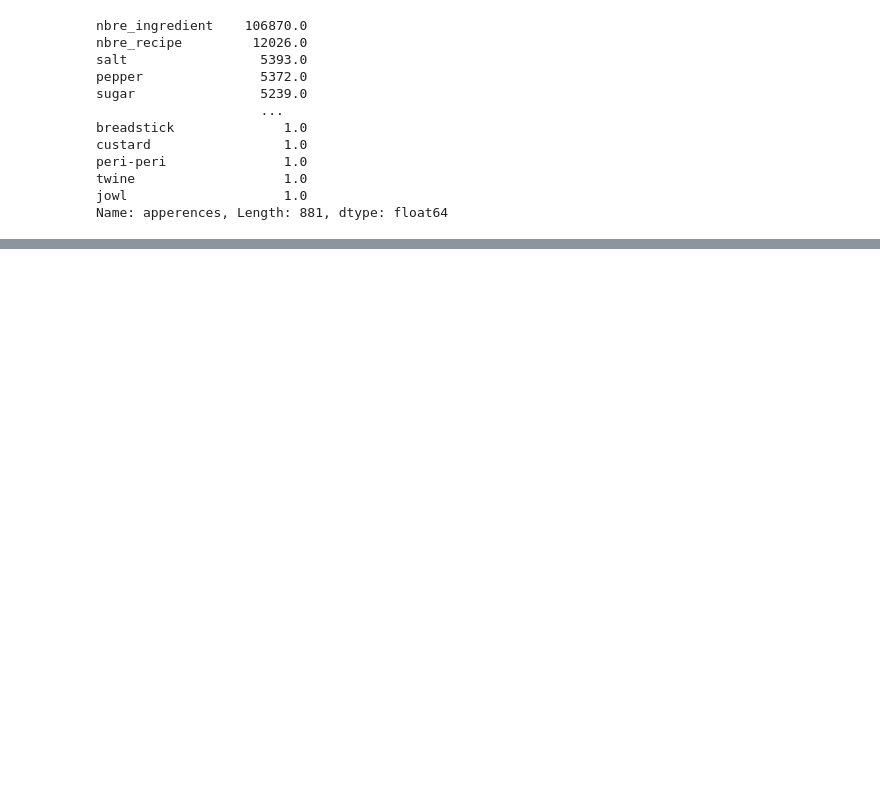
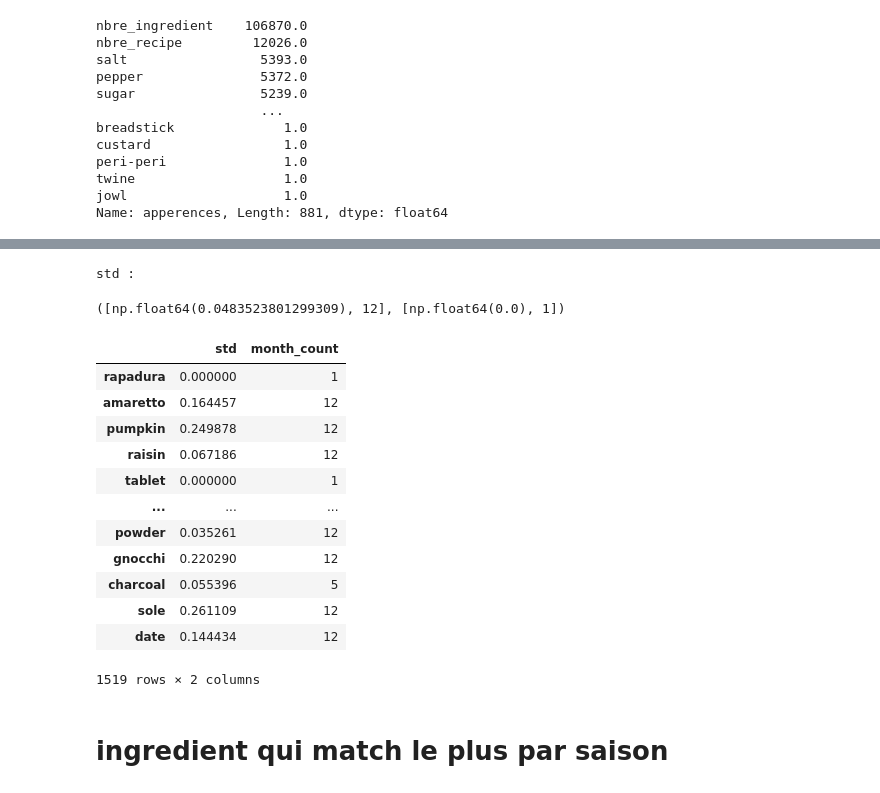
Before and after one commit to ramzinaji/analyse_cooking_app, a Jupyter notebook: etude_app_cuisine/script.ipynb, the cells around one changed output, grey strips where cells are left out. Saved outputs shown, nothing was run; the diff lists cells and outputs as text; code cells hidden in the pictures; blank space fills up the shorter version.

```diff
--- a/etude_app_cuisine/script.ipynb
+++ b/etude_app_cuisine/script.ipynb
@@ -696,0 +777,80 @@ def top_ingredients_matches(ingredient,season,n):
+# %%
+# Peut être faudrait-il utiliser l'entropie à la place de l'écart type , car l'écart type dépend peut être un peu trop de la moyenne
+# Si moyenne haute alors écart type plus haut donc dispertion pas pénalisé autant que pour les moyennes basses
+# Il faudrait regrouper la liste des tous les ingrédients , faire un  try execpt si ingrédient pas présent dans un mois
+# Cette fonction faire l'objet demande spécifique de l'utilisateur
+from sklearn.preprocessing import RobustScaler
+from sklearn.preprocessing import normalize
+
+ip1='milk'
+ip2='speculaa'
+
+def ingredient_std(ingredient):
+    ingredient_values=[]
+
+    for i in range(1,13):
+        if ingredient in dico_all_month_ingredient[i].index:
+            ingredient_values.append(dico_all_month_ingredient[i].loc[ingredient].freq)
+        else:
+            continue
+
+    if len(ingredient_values) >0:
+        N=len(ingredient_values)
+        ingredient_values =  np.array(ingredient_values)
+        sigma_ingredient= np.var(ingredient_values)
+
+
+        ingredient_values_norm= normalize(ingredient_values.reshape(N,1), norm='max', axis=0)
+        sigma_norm = np.var(ingredient_values_norm)
+
+
+        return ingredient_values_norm,[np.sqrt(sigma_norm.reshape(-1).item()),N]
+    else:
+        return 0,0
+
+
+
+
+print("std :")
+ingredient_std(ip1)[1],ingredient_std(ip2)[1]
+# %% [output]
+std :
+([np.float64(0.0483523801299309), 12], [np.float64(0.0), 1])
+# %%
+def merge_list(listes):
+    fusion_set = set()
+    for liste in listes:
+        fusion_set.update(liste)
+    return list(fusion_set)
+
+All_ingredient=[]
+
+for i in range(1,13):
+    All_ingredient.append(dico_all_month_ingredient[i].iloc[2:].index.values)
+
+#merge_list(All_ingredient)
+# %%
+dico_ingredient_std={}
+for ingredient in merge_list(All_ingredient):
+    dico_ingredient_std[ingredient] = ingredient_std(ingredient)[1]
+# %%
+df_std_ingredient=pd.DataFrame(dico_ingredient_std).T # Les valeurs nulles sont donc celles pour les ingrédients présents que dans un mois
+df_std_ingredient.columns=['std','month_count']
+df_std_ingredient.month_count = df_std_ingredient.month_count.apply(lambda x : int(x))
+df_std_ingredient
+# %% [output]
+|  | std | month_count |
+| rapadura | 0.000000 | 1 |
+| amaretto | 0.164457 | 12 |
+| pumpkin | 0.249878 | 12 |
+| raisin | 0.067186 | 12 |
+| tablet | 0.000000 | 1 |
+| ... | ... | ... |
+| powder | 0.035261 | 12 |
+| gnocchi | 0.220290 | 12 |
+| charcoal | 0.055396 | 5 |
+| sole | 0.261109 | 12 |
+| date | 0.144434 | 12 |
+1519 rows × 2 columns
+# %% [markdown]
+# ingredient qui match le plus par saison
```
Also changed, not shown: parts of 16 cells of this notebook, 6 other files.
